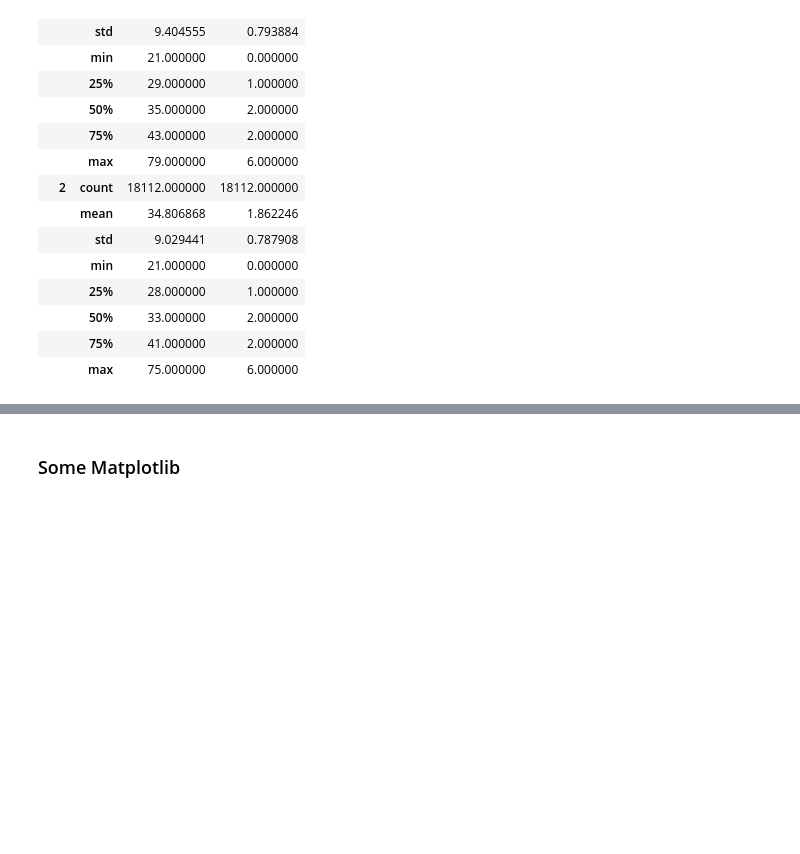
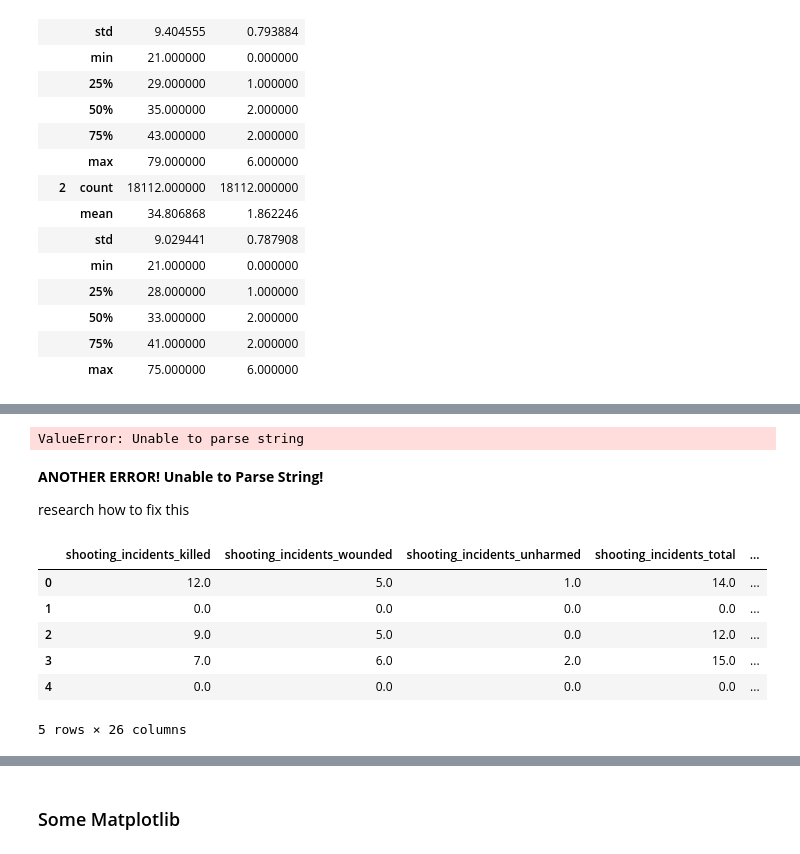
Before and after one commit to rimzbravz/Intro_to_Python, a Jupyter notebook: Intro_To_Python_Pandas.ipynb, the cells around one changed output, grey strips where cells are left out. Saved outputs shown, nothing was run; the diff lists cells and outputs as text; code cells hidden in the pictures; blank space fills up the shorter version.

```diff
--- a/Intro_To_Python_Pandas.ipynb
+++ b/Intro_To_Python_Pandas.ipynb
@@ -718,0 +767,10 @@ credit.groupby(['SEX'])['AGE','EDUCATION'].describe()
+# %%
+#It seems that the numeric values are not in the correct data types, let's try to convert them
+
+pd.to_numeric(RIT['shooting_incidents_killed'])
+# %% [output]
+ValueError: Unable to parse string
+# %% [markdown]
+**ANOTHER ERROR! Unable to Parse String!**
+
+research how to fix this
@@ -718,0 +786,10 @@ credit.groupby(['SEX'])['AGE','EDUCATION'].describe()
+# %%
+part2.head()
+# %% [output]
+|  | shooting_incidents_killed | shooting_incidents_wounded | shooting_incidents_unharmed | shooting_incidents_total | ... |
+| 0 | 12.0 | 5.0 | 1.0 | 14.0 | ... |
+| 1 | 0.0 | 0.0 | 0.0 | 0.0 | ... |
+| 2 | 9.0 | 5.0 | 0.0 | 12.0 | ... |
+| 3 | 7.0 | 6.0 | 2.0 | 15.0 | ... |
+| 4 | 0.0 | 0.0 | 0.0 | 0.0 | ... |
+5 rows × 26 columns
```
Also changed, not shown: parts of 19 cells of this notebook.
